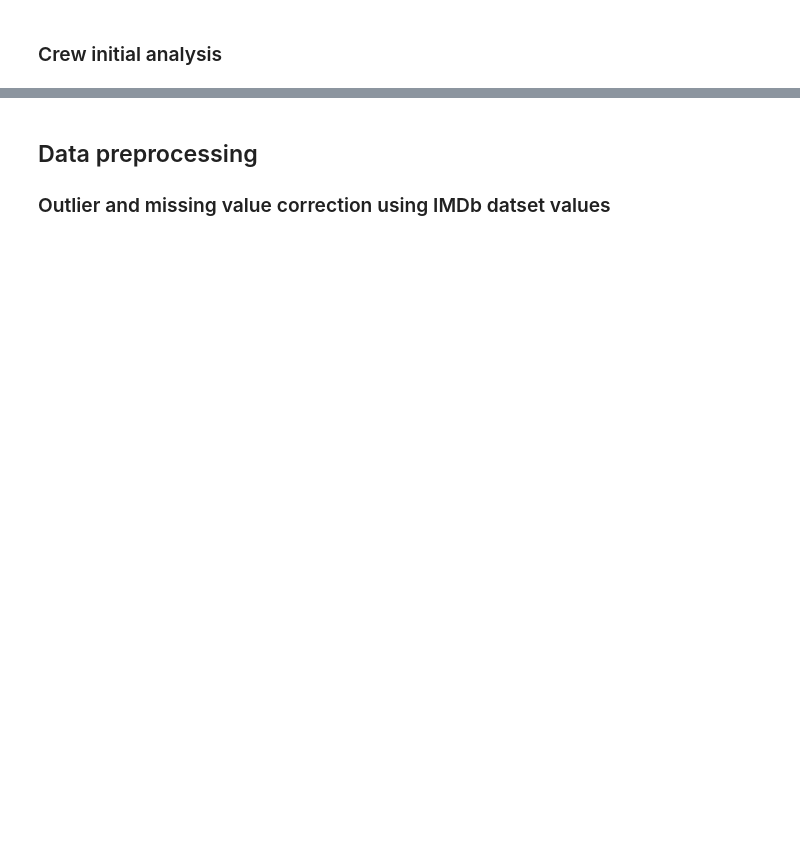
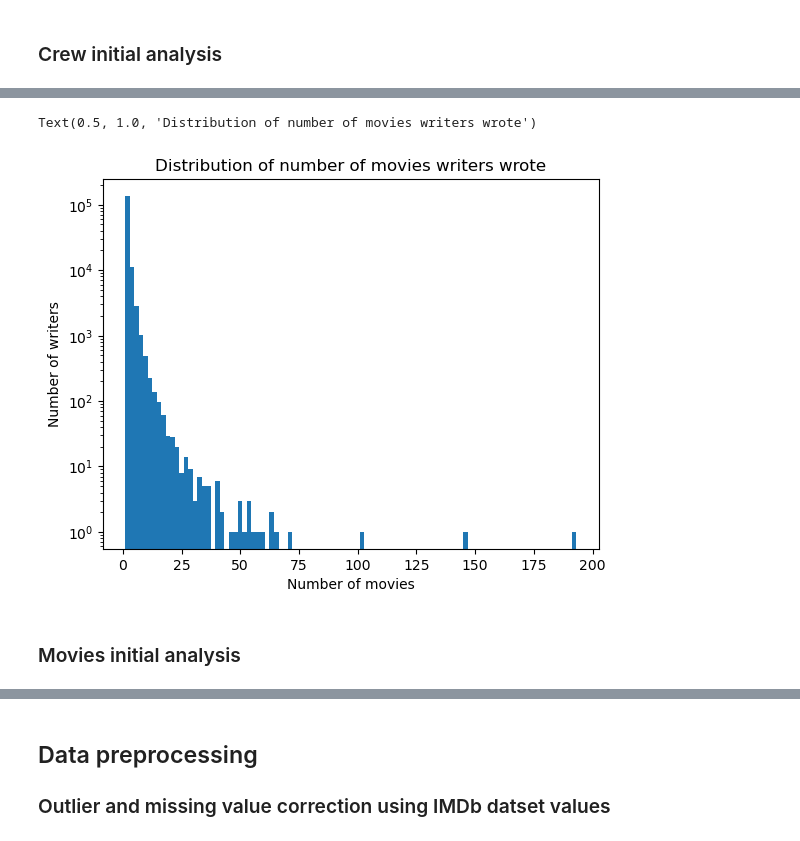
Before and after one commit to epfl-ada/ada-2022-project-shno, a Jupyter notebook: cmu_analysis.ipynb, the cells around one changed output, grey strips where cells are left out. Saved outputs shown, nothing was run; the diff lists cells and outputs as text; code cells hidden in the pictures; blank space fills up the shorter version.

```diff
--- a/cmu_analysis.ipynb
+++ b/cmu_analysis.ipynb
@@ -530,0 +769,13 @@ plt.title('Distribution of number of movies directors directed')
+# %%
+# Distribution of number of movies wrote for writers
+plt.hist(df_writers['nb of movies'].values,
+         bins = 100, log=True)
+
+plt.xlabel('Number of movies')
+plt.ylabel('Number of writers')
+plt.title('Distribution of number of movies writers wrote')
+# %% [output]
+Text(0.5, 1.0, 'Distribution of number of movies writers wrote')
+[figure, added]
+# %% [markdown]
+### Movies initial analysis
```
Also changed, not shown: parts of 121 cells of this notebook.
